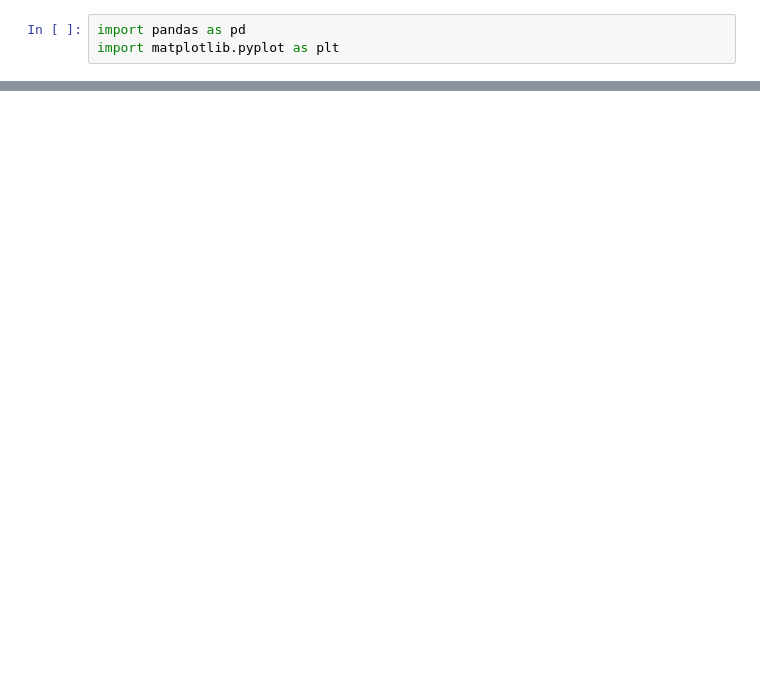
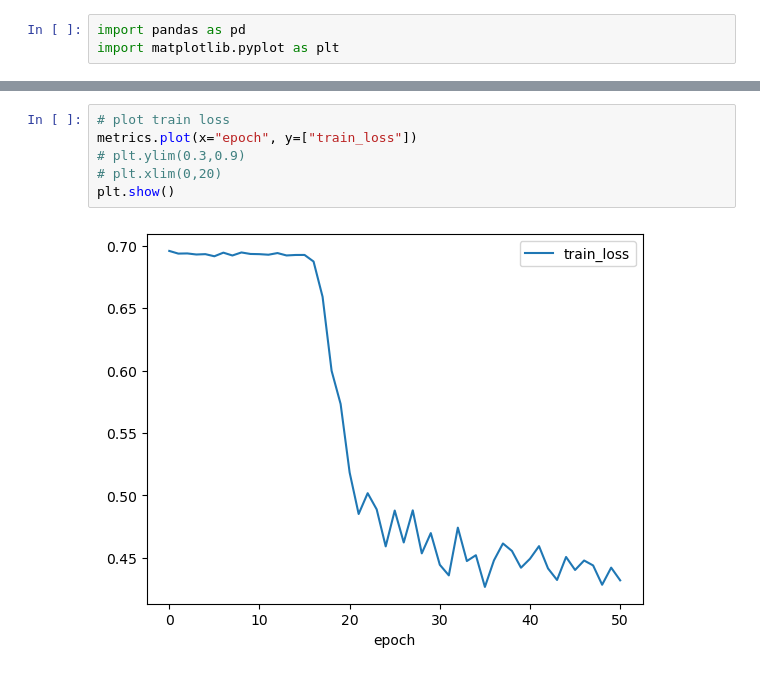
Before and after one commit to ziyong-was-taken/Compression-In-DNNs, a Jupyter notebook: plots.ipynb, the cells around one changed output, grey strips where cells are left out. Drawn from its saved outputs; the diff is of its cells as text; blank space fills up the shorter version.

```diff
--- a/plots.ipynb
+++ b/plots.ipynb
@@ -12 +54,9 @@ metrics = pd.read_csv(f"lightning_logs/version_{version}/metrics.csv").drop(
+# %%
+# plot train loss
+metrics.plot(x="epoch", y=["train_loss"])
+# plt.ylim(0.3,0.9)
+# plt.xlim(0,20)
+plt.show()
+# %% [output]
+[figure, added]
 # %%
```
Also changed, not shown: parts of 6 cells of this notebook.
